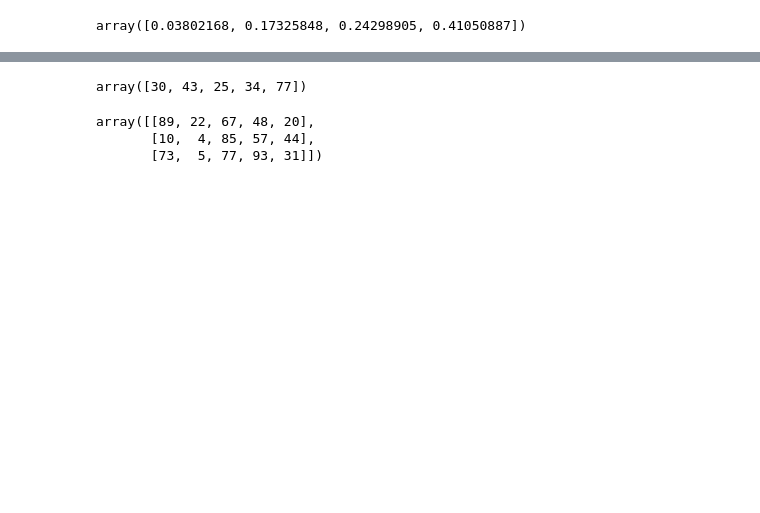
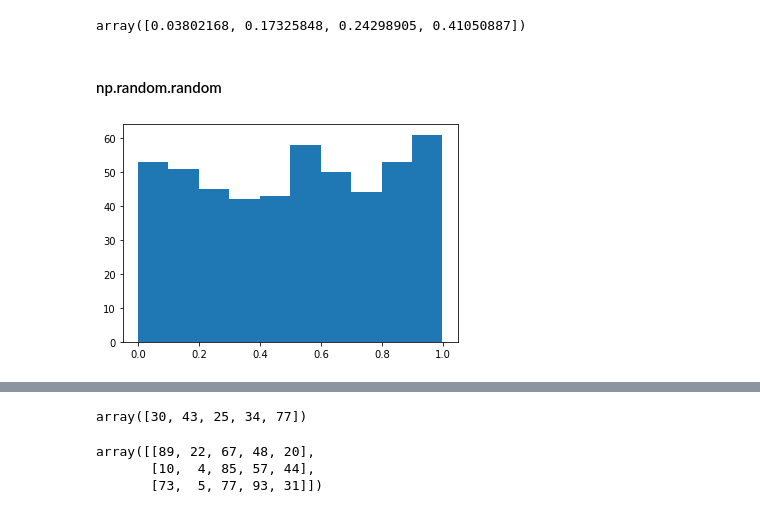
Before and after one commit to SwimmingHwang/practice-python, a Jupyter notebook: python_data_analysis(1)_numpy.ipynb, the cells around one changed output, grey strips where cells are left out. Cells and saved outputs as stored; diff of their text form; code cells hidden in the pictures; blank space fills up the shorter version.

```diff
--- a/python_data_analysis(1)_numpy.ipynb
+++ b/python_data_analysis(1)_numpy.ipynb
@@ -220,4 +299,13 @@ array([[[0.90887475, 0.63328689, 0.13822579],
 np.random.rand(4,) # parameter 은 shape
 # %% [output]
 array([0.03802168, 0.17325848, 0.24298905, 0.41050887])
+# %% [markdown]
+#### np.random.random
+# %%
+a = np.random.random(500)
+import matplotlib.pyplot as plt
+plt.hist(a, bins=10)
+plt.show()
+# %% [output]
+[figure, added]
 # %%
```
Also changed, not shown: parts of 115 cells of this notebook.
